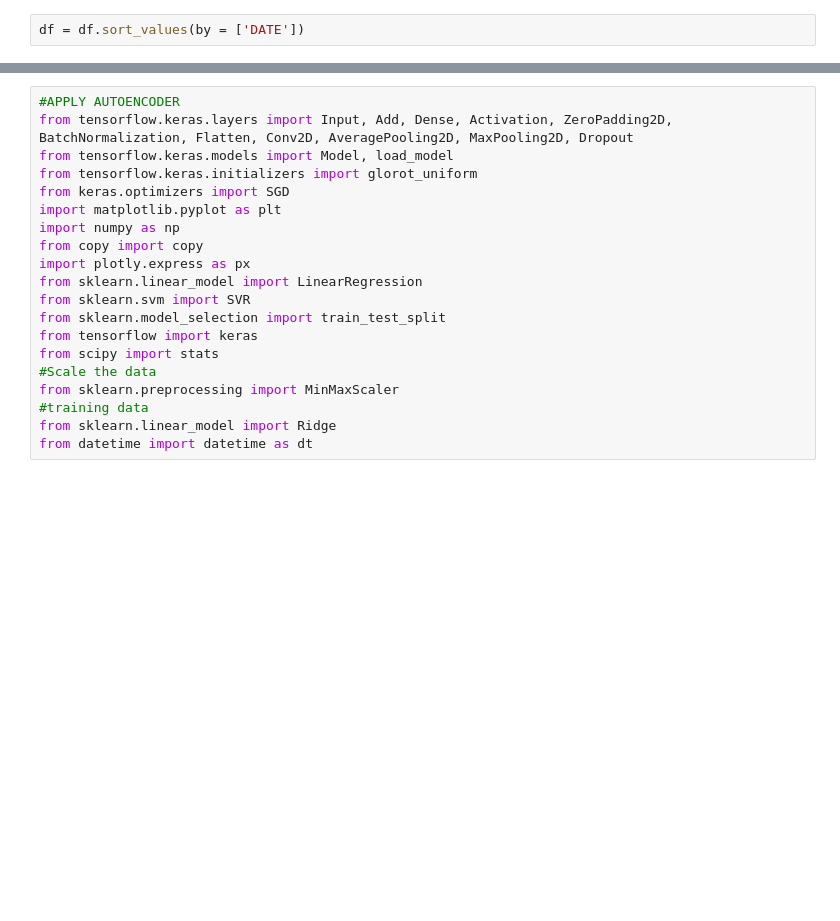
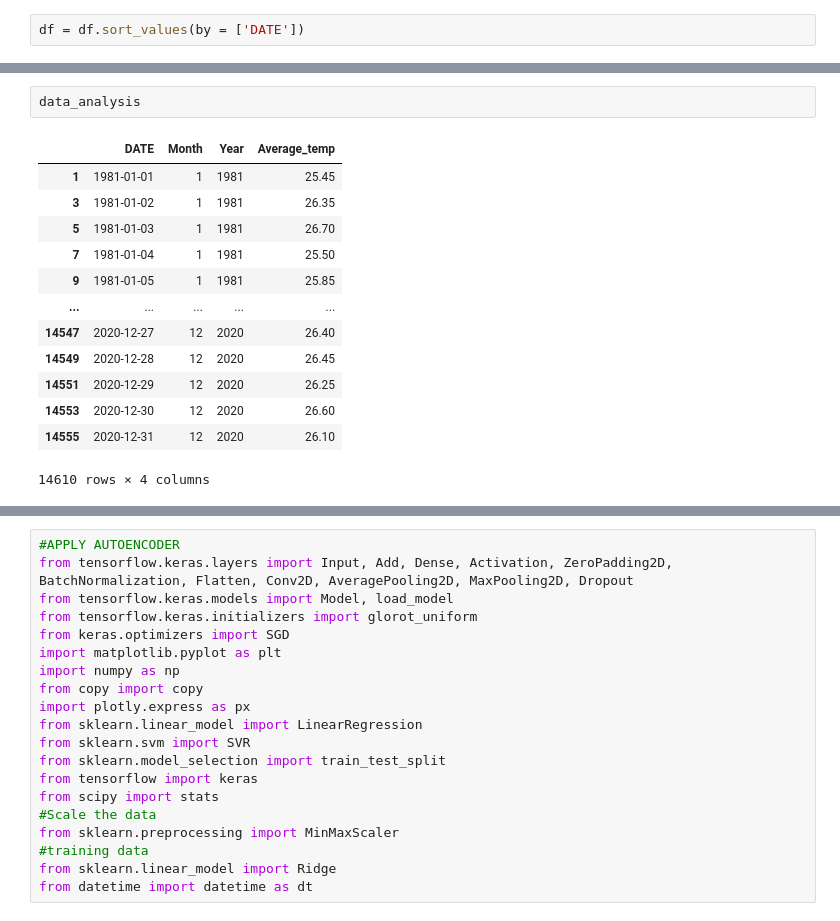
Before and after one commit to surenjanath/WeatherAnalysis, a Jupyter notebook: Trinidad_Data_Analysis.ipynb, the cells around one changed output, grey strips where cells are left out. Saved outputs shown, nothing was run; the diff lists cells and outputs as text; blank space fills up the shorter version.

```diff
--- a/Trinidad_Data_Analysis.ipynb
+++ b/Trinidad_Data_Analysis.ipynb
@@ -258,0 +279,16 @@ df.head()
+# %%
+data_analysis
+# %% [output]
+|  | DATE | Month | Year | Average_temp |
+| 1 | 1981-01-01 | 1 | 1981 | 25.45 |
+| 3 | 1981-01-02 | 1 | 1981 | 26.35 |
+| 5 | 1981-01-03 | 1 | 1981 | 26.70 |
+| 7 | 1981-01-04 | 1 | 1981 | 25.50 |
+| 9 | 1981-01-05 | 1 | 1981 | 25.85 |
+| ... | ... | ... | ... | ... |
+| 14547 | 2020-12-27 | 12 | 2020 | 26.40 |
+| 14549 | 2020-12-28 | 12 | 2020 | 26.45 |
+| 14551 | 2020-12-29 | 12 | 2020 | 26.25 |
+| 14553 | 2020-12-30 | 12 | 2020 | 26.60 |
+| 14555 | 2020-12-31 | 12 | 2020 | 26.10 |
+14610 rows × 4 columns
```
Also changed, not shown: parts of 37 cells of this notebook.
